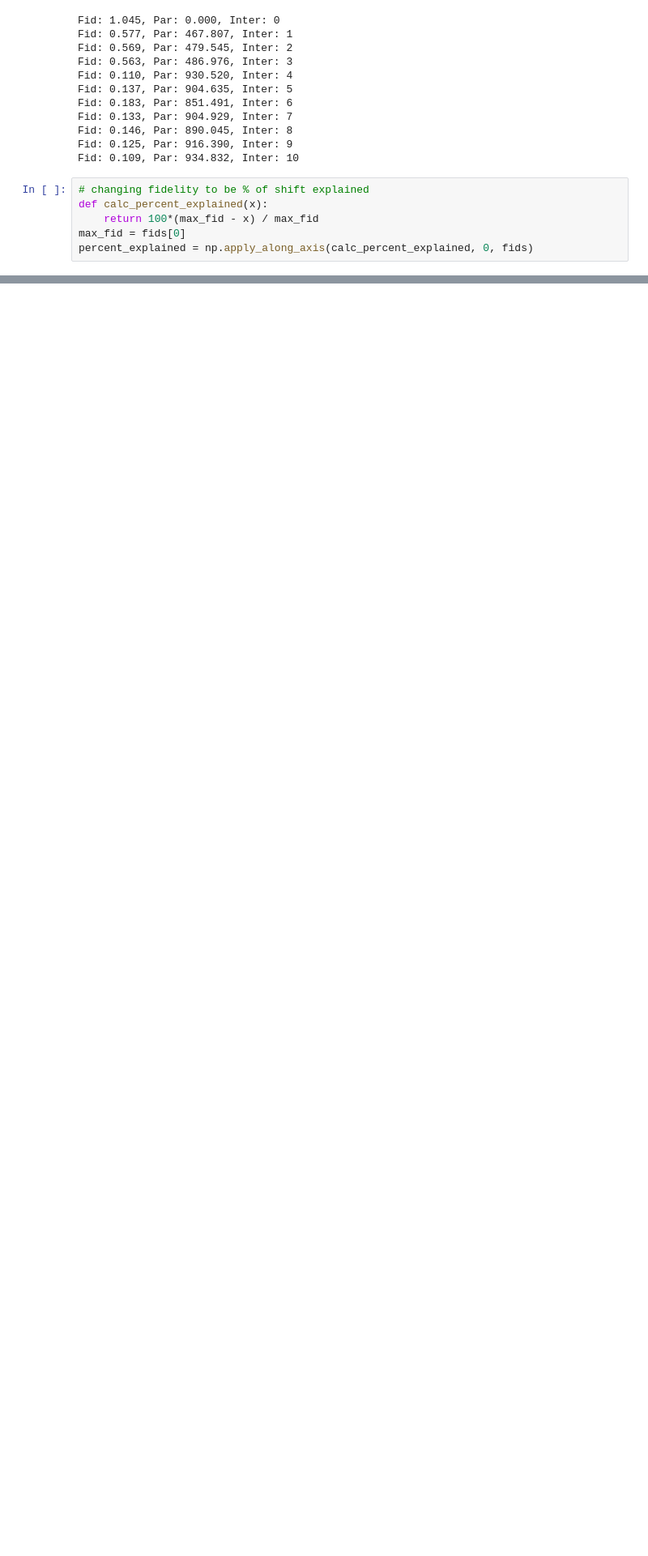
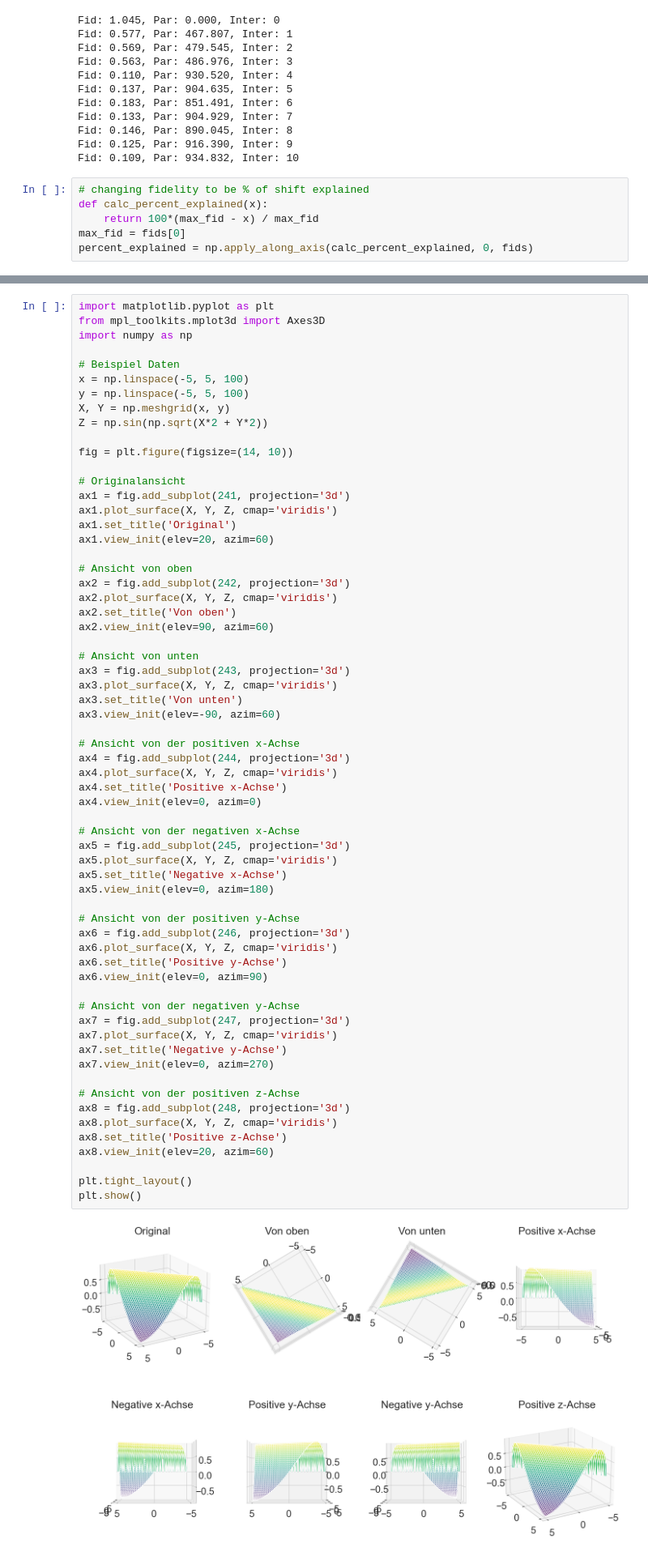
Before and after one commit to TrulySanae/PAMI_Projekt, a Jupyter notebook: Shift Explantion/adult-income-experiment.ipynb, the cells around one changed output, grey strips where cells are left out. Shown at 81% size. Cells and saved outputs as stored; diff of their text form; blank space fills up the shorter version.

```diff
--- a/Shift Explantion/adult-income-experiment.ipynb
+++ b/Shift Explantion/adult-income-experiment.ipynb
@@ -385,0 +429,65 @@ plt.show()
+# %%
+import matplotlib.pyplot as plt
+from mpl_toolkits.mplot3d import Axes3D
+import numpy as np
+
+# Beispiel Daten
+x = np.linspace(-5, 5, 100)
+y = np.linspace(-5, 5, 100)
+X, Y = np.meshgrid(x, y)
+Z = np.sin(np.sqrt(X*2 + Y*2))
+
+fig = plt.figure(figsize=(14, 10))
+
+# Originalansicht
+ax1 = fig.add_subplot(241, projection='3d')
+ax1.plot_surface(X, Y, Z, cmap='viridis')
+ax1.set_title('Original')
+ax1.view_init(elev=20, azim=60)
+
+# Ansicht von oben
+ax2 = fig.add_subplot(242, projection='3d')
+ax2.plot_surface(X, Y, Z, cmap='viridis')
+ax2.set_title('Von oben')
+ax2.view_init(elev=90, azim=60)
+
+# Ansicht von unten
+ax3 = fig.add_subplot(243, projection='3d')
+ax3.plot_surface(X, Y, Z, cmap='viridis')
+ax3.set_title('Von unten')
+ax3.view_init(elev=-90, azim=60)
+
+# Ansicht von der positiven x-Achse
+ax4 = fig.add_subplot(244, projection='3d')
+ax4.plot_surface(X, Y, Z, cmap='viridis')
+ax4.set_title('Positive x-Achse')
+ax4.view_init(elev=0, azim=0)
+
+# Ansicht von der negativen x-Achse
+ax5 = fig.add_subplot(245, projection='3d')
+ax5.plot_surface(X, Y, Z, cmap='viridis')
+ax5.set_title('Negative x-Achse')
+ax5.view_init(elev=0, azim=180)
+
+# Ansicht von der positiven y-Achse
+ax6 = fig.add_subplot(246, projection='3d')
+ax6.plot_surface(X, Y, Z, cmap='viridis')
+ax6.set_title('Positive y-Achse')
+ax6.view_init(elev=0, azim=90)
+
+# Ansicht von der negativen y-Achse
+ax7 = fig.add_subplot(247, projection='3d')
+ax7.plot_surface(X, Y, Z, cmap='viridis')
+ax7.set_title('Negative y-Achse')
+ax7.view_init(elev=0, azim=270)
+
+# Ansicht von der positiven z-Achse
+ax8 = fig.add_subplot(248, projection='3d')
+ax8.plot_surface(X, Y, Z, cmap='viridis')
+ax8.set_title('Positive z-Achse')
+ax8.view_init(elev=20, azim=60)
+
+plt.tight_layout()
+plt.show()
+# %% [output]
+[figure, added]
```
Also changed, not shown: parts of 1 cell of this notebook.
